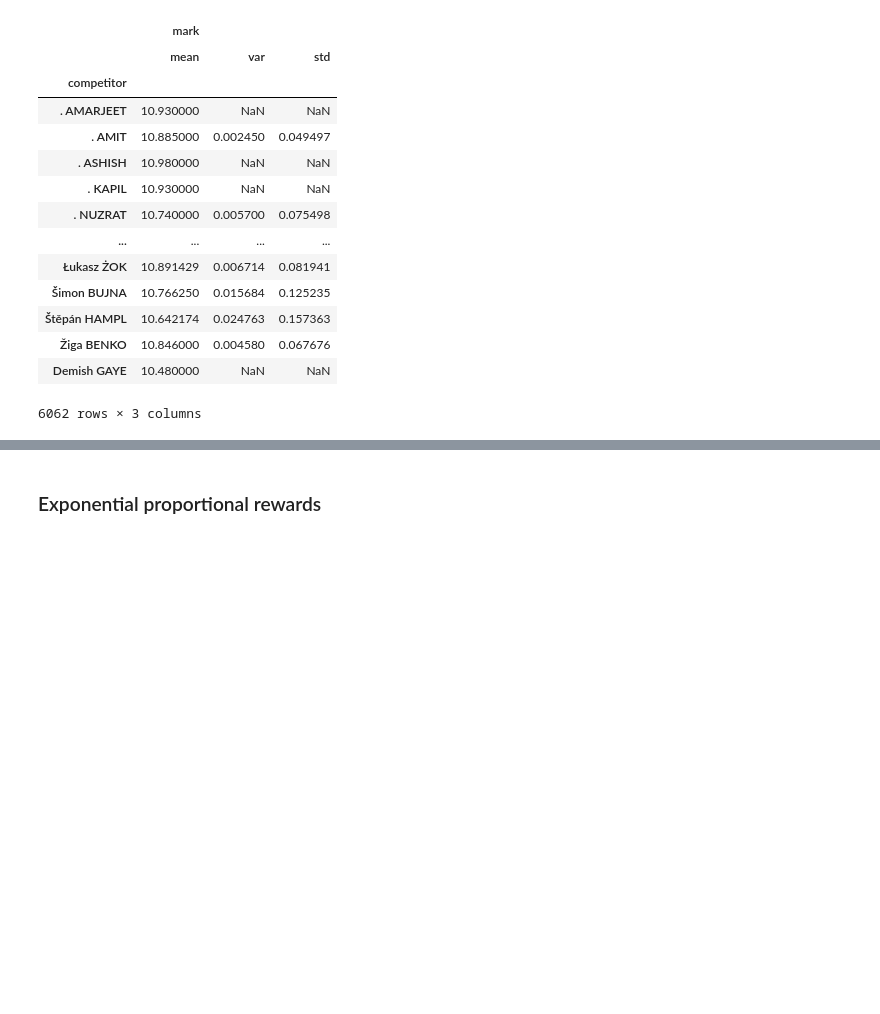
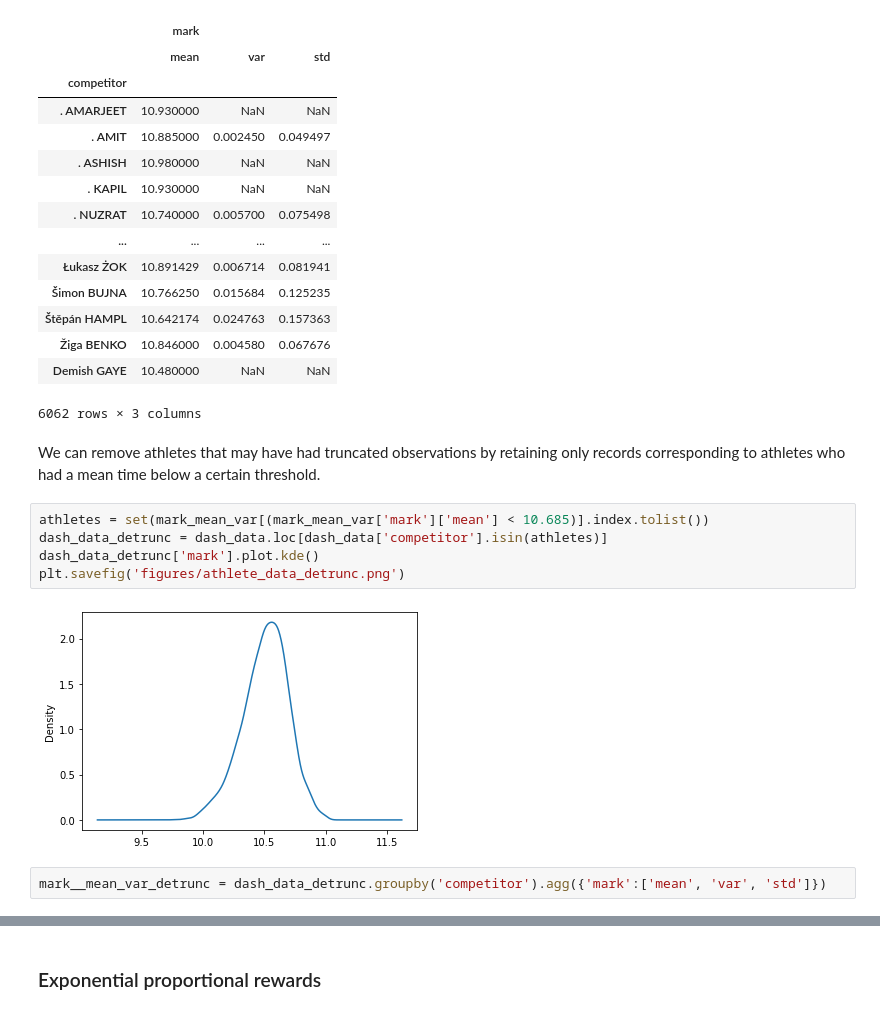
Before and after one commit to traian-d/normal_skew, a Jupyter notebook: injecting_inequality.ipynb, the cells around one changed output, grey strips where cells are left out. Cells and saved outputs as stored; diff of their text form; blank space fills up the shorter version.

```diff
--- a/injecting_inequality.ipynb
+++ b/injecting_inequality.ipynb
@@ -55,2 +55,13 @@ mark_mean_var
 6062 rows × 3 columns
+# %% [markdown]
+We can remove athletes that may have had truncated observations by retaining only records corresponding to athletes who had a mean time below a certain threshold.
+# %%
+athletes = set(mark_mean_var[(mark_mean_var['mark']['mean'] < 10.685)].index.tolist())
+dash_data_detrunc = dash_data.loc[dash_data['competitor'].isin(athletes)]
+dash_data_detrunc['mark'].plot.kde()
+plt.savefig('figures/athlete_data_detrunc.png')
+# %% [output]
+[figure, added]
+# %%
+mark__mean_var_detrunc = dash_data_detrunc.groupby('competitor').agg({'mark':['mean', 'var', 'std']})
 # %%
```
Also changed, not shown: parts of 7 cells of this notebook, 1 other file.
